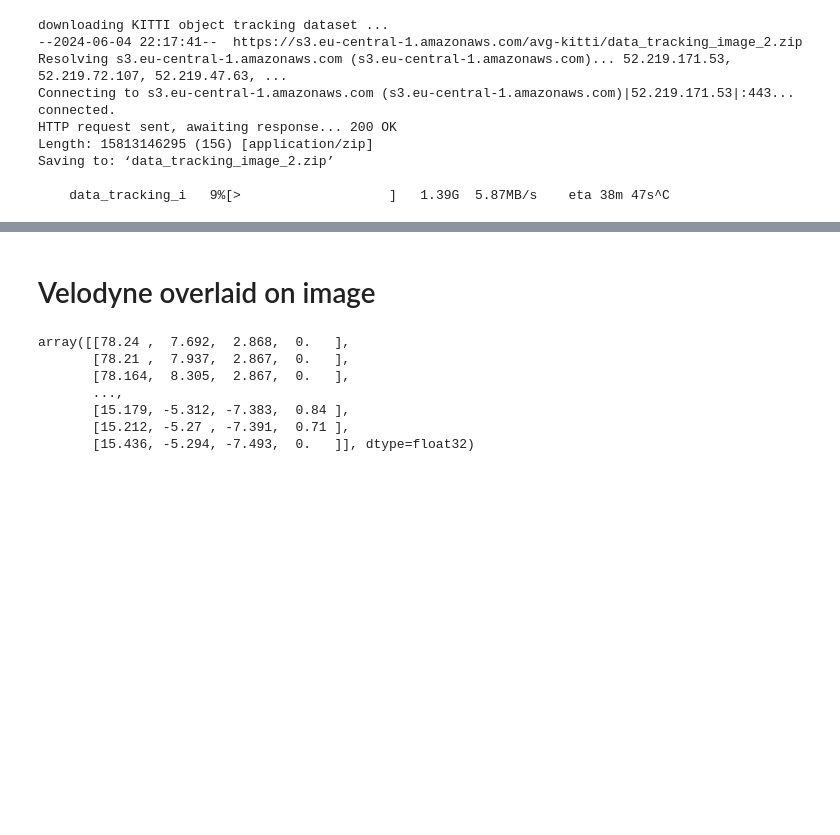
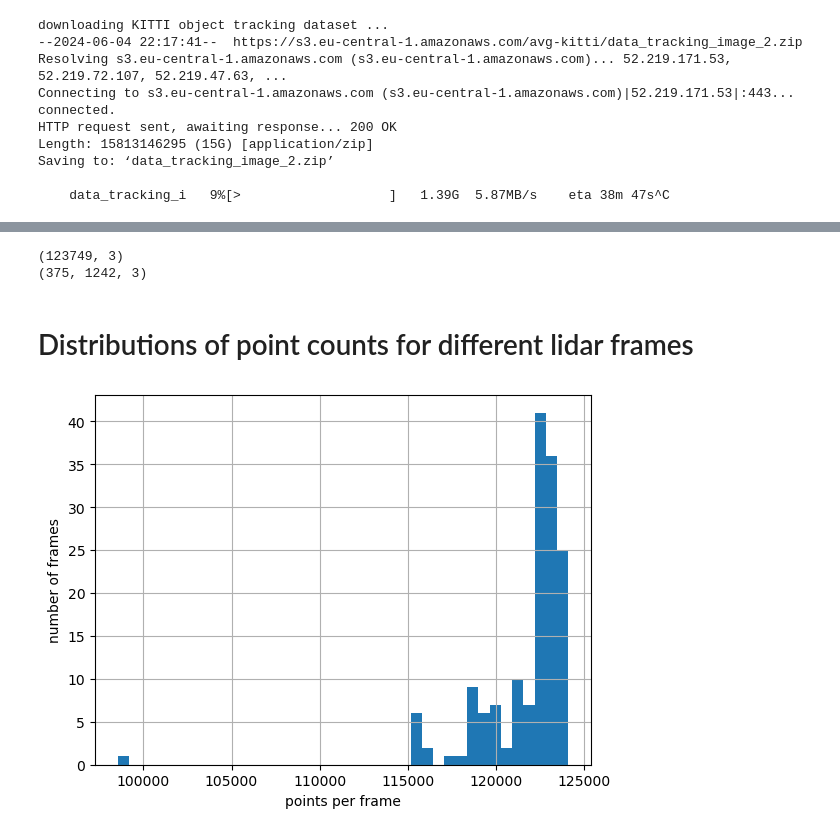
Before and after one commit to AGH-CEAI/automotive-tracking, a Jupyter notebook: examples/KITTI_visualise.ipynb, the cells around one changed output, grey strips where cells are left out. Saved outputs shown, nothing was run; the diff lists cells and outputs as text; code cells hidden in the pictures; blank space fills up the shorter version.

```diff
--- a/examples/KITTI_visualise.ipynb
+++ b/examples/KITTI_visualise.ipynb
@@ -21,7 +23,12 @@ sys.path.append("../utils/") # Adds utils python modules path.
 from kitti_foundation import Kitti, Kitti_util
 %matplotlib inline
 
-v2c_filepath = '2011_09_26/calib_velo_to_cam.txt'
-c2c_filepath = '2011_09_26/calib_cam_to_cam.txt'
+v2c_filepath = '../datasets/KITTI/2011_09_26/calib_velo_to_cam.txt'
+c2c_filepath = '../datasets/KITTI/2011_09_26/calib_cam_to_cam.txt'
+xml_path = "../datasets/KITTI/2011_09_26/2011_09_26_drive_0005_sync/tracklet_labels.xml"
 
-velo_path = '2011_09_26/2011_09_26_drive_0005_sync/velodyne_points/data'
+velo_path = '../datasets/KITTI/2011_09_26/2011_09_26_drive_0005_sync/velodyne_points/data'
+camera_path = '../datasets/KITTI/2011_09_26/2011_09_26_drive_0005_sync/'
+
+frame_no = 89
+v_fov, h_fov = (-24.9, 2.0), (-90, 90) # field of view
@@ -42,12 +34,0 @@ b'\xe1z\x9cB\xdd$\xf6@P\x8d'
-# %%
-import numpy as np
-import matplotlib.pyplot as plt
-from kitti_foundation import Kitti, Kitti_util
-%matplotlib inline
-
-velo_path = '../datasets/KITTI/training/velodyne/0002/'
-
-velo = Kitti_util(frame=100, velo_path=velo_path)
-frame = velo.velo_file
-
-print(frame.shape)
@@ -125,12 +35,25 @@ plt.axis('off')
-# %% [markdown]
-# Velodyne overlaid on image
-# %%
-velo_points
-# %% [output]
-array([[78.24 ,  7.692,  2.868,  0.   ],
-       [78.21 ,  7.937,  2.867,  0.   ],
-       [78.164,  8.305,  2.867,  0.   ],
-       ...,
-       [15.179, -5.312, -7.383,  0.84 ],
-       [15.212, -5.27 , -7.391,  0.71 ],
-       [15.436, -5.294, -7.493,  0.   ]], dtype=float32)
+# %%
+# print shapes of the data
+velo = Kitti(frame=frame_no, velo_path=velo_path)
+frame = velo.velo_file
+print(frame.shape)
+
+image_path = camera_path+'image_03/data'
+image = Kitti(frame=frame_no, camera_path=image_path)
+frame = image.camera_file
+print(frame.shape)
+# %% [output]
+(123749, 3)
+(375, 1242, 3)
+# %% [markdown]
+# Distributions of point counts for different lidar frames
+# %%
+num_points=np.asarray([Kitti(frame=frame_id, velo_path=velo_path).velo_file.shape[0] for frame_id in range(0,154)])
+plt.grid()
+plt.hist(num_points,bins=40)
+# plt.yscale("log")
+plt.xlabel("points per frame")
+plt.ylabel("number of frames")
+plt.savefig("points_per_frame.pdf", bbox_inches='tight')
+# %% [output]
+[figure, added]
```
Also changed, not shown: parts of 32 cells of this notebook.
